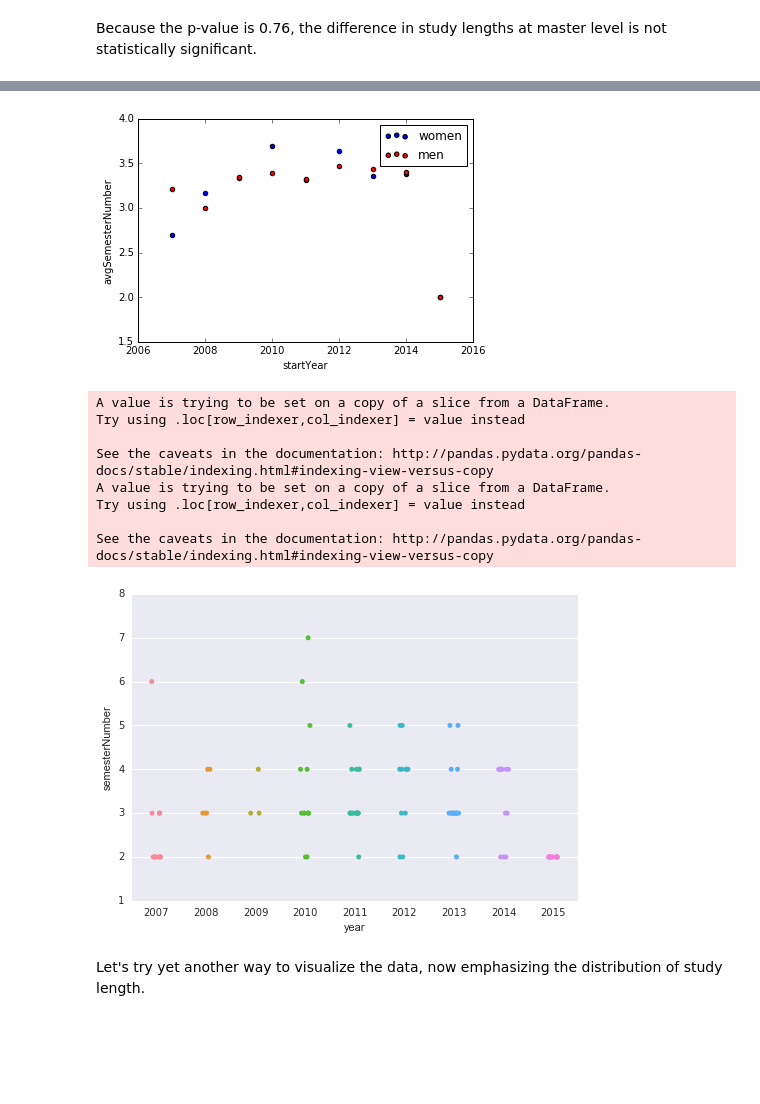
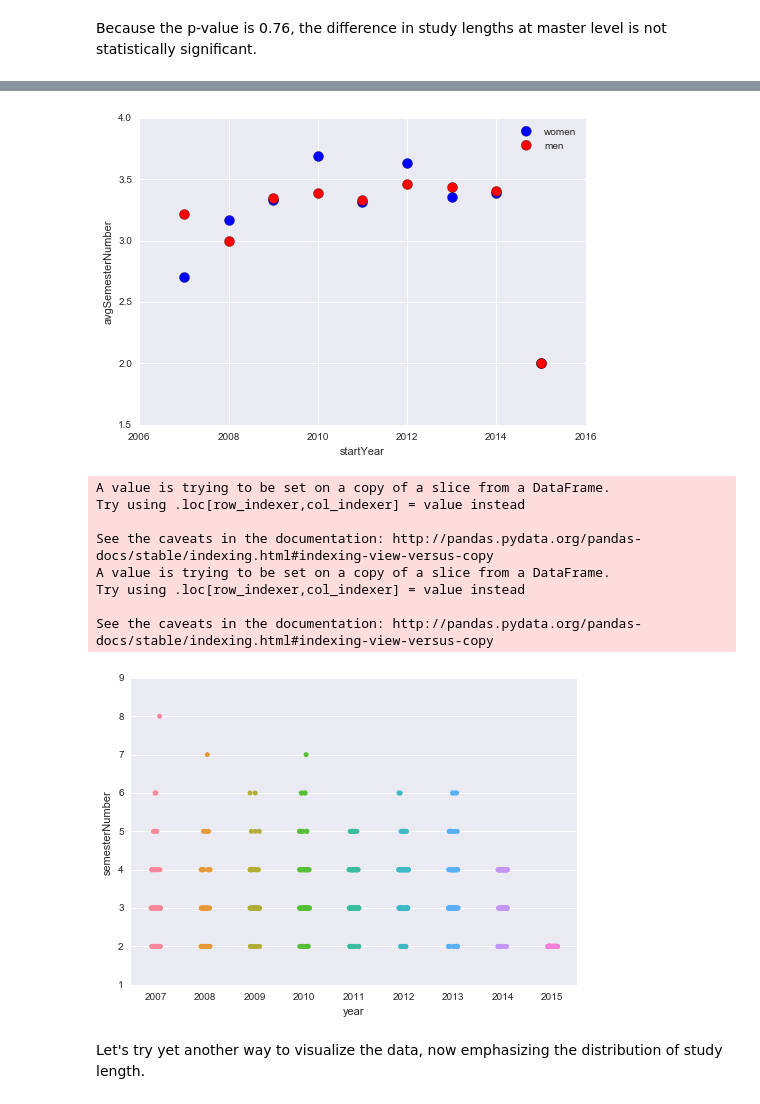
Before and after one commit to Rivollet/ADAHomework, a Jupyter notebook: 02 - Data from the Web/Web data Notebook.ipynb, the cells around one changed output, grey strips where cells are left out. Cells and saved outputs as stored; diff of their text form; code cells hidden in the pictures; blank space fills up the shorter version.

```diff
--- a/02 - Data from the Web/Web data Notebook.ipynb
+++ b/02 - Data from the Web/Web data Notebook.ipynb
@@ -705,36 +705,36 @@ avgSemestersPerStartYearMen = []
 avgSemestersPerStartYearWomen = []
 for lengthGroup in numberSemestersPerYearAndGender:
     #print(lengthGroup)
     yearStr, gender = lengthGroup[0]
     startYear = extract_year(yearStr)
     lengthsDf = lengthGroup[1]
     semesterNumbersDistribution = lengthGroup[1].semesterNumber
     if gender == 'Monsieur':
         avgSemestersPerStartYearMen.append({'avgSemesterNumber':semesterNumbersDistribution.mean(),
                                             'startYear': startYear})
     elif gender == 'Madame':
         avgSemestersPerStartYearWomen.append({'avgSemesterNumber':semesterNumbersDistribution.mean(),
                                               'startYear': startYear})
 
 dfNumberSemestersWomen = pd.DataFrame(avgSemestersPerStartYearWomen)
 #dfNumberSemestersWomen = dfNumberSemestersWomen.set_index(['startYear'])
 #ax1 = dfNumberSemestersWomen.plot.bar()
 
 dfNumberSemestersMen = pd.DataFrame(avgSemestersPerStartYearMen)
 #dfNumberSemestersMen = dfNumberSemestersMen.set_index(['startYear'])
 #ax2 = dfNumberSemestersMen.plot.bar(ax = ax1, color='red')
 
 
 dfNumberSemestersWomen = dfNumberSemestersWomen.reindex()
 dfNumberSemestersMen = dfNumberSemestersMen.reindex()
 
 
-ax1 = dfNumberSemestersWomen.plot.scatter(x='startYear', y='avgSemesterNumber', label='women')
-dfNumberSemestersMen.plot.scatter(x='startYear', y='avgSemesterNumber', ax=ax1, color='r',label='men')
+ax1 = dfNumberSemestersWomen.plot.scatter(x='startYear', y='avgSemesterNumber', s=100, color='b', label='women')
+dfNumberSemestersMen.plot.scatter(x='startYear', y='avgSemesterNumber', s=100, ax=ax1, color='r',label='men')
 plt.legend()
 plt.show()
 # %% [output]
-[figure, old version]
+[figure, new version]
 # %%
 numberSemestersWomen = numberSemesters[numberSemesters.gender == 'Madame']
 numberSemestersMen = numberSemesters[numberSemesters.gender == 'Monsieur']
@@ -749,7 +749,8 @@ numberSemestersWomen = numberSemestersWomen.drop(['gender'],1)
 numberSemestersMen = numberSemestersMen.drop(['gender'],1)
 #numberSemestersWomen = numberSemestersWomen.reindex()
 
-sns.stripplot(x='year', y='semesterNumber', data=numberSemestersWomen, jitter=True, label='women')
+ax1 = sns.stripplot(x='year', y='semesterNumber', data=numberSemestersWomen, jitter=True, s=5, label='women')
+sns.stripplot(x='year', y='semesterNumber', data=numberSemestersMen, jitter=True, s=5, label='men', ax=ax1)
 #numberSemestersWomen.plot.scatter(x='year', y='semesterNumber', color='r',jitter=True, label='women')
 plt.show()
 # %% [output]
@@ -761,7 +762,7 @@ A value is trying to be set on a copy of a slice from a DataFrame.
 Try using .loc[row_indexer,col_indexer] = value instead
 
 See the caveats in the documentation: http://pandas.pydata.org/pandas-docs/stable/indexing.html#indexing-view-versus-copy
-[figure, old version]
+[figure, new version]
 # %% [markdown]
 Let's try yet another way to visualize the data, now emphasizing the distribution of study length.
 # %%
```
Also changed, not shown: parts of 4 cells of this notebook.
